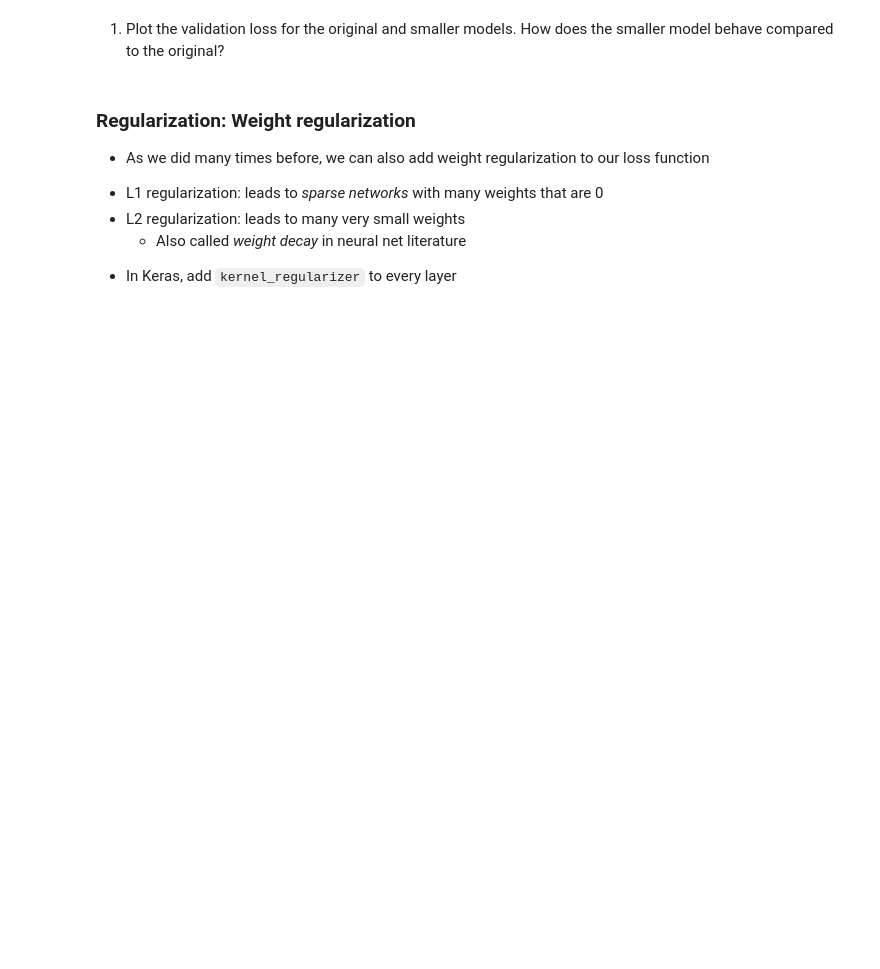
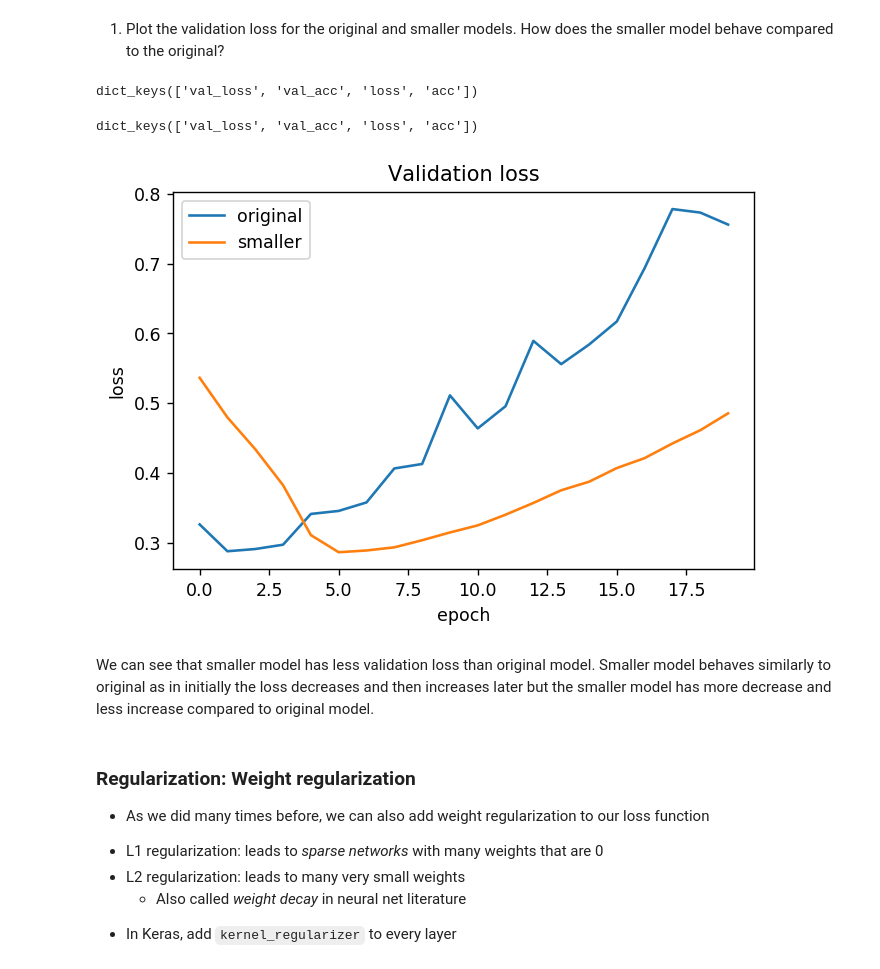
Before and after one commit to ChandraMaddikunta/Week-4-lab, a Jupyter notebook: Week_4_Lab_Neural_Networks_in_Practice.ipynb, the cells around one changed output. Saved outputs shown, nothing was run; the diff lists cells and outputs as text; code cells hidden in the pictures; blank space fills up the shorter version.

```diff
--- a/Week_4_Lab_Neural_Networks_in_Practice.ipynb
+++ b/Week_4_Lab_Neural_Networks_in_Practice.ipynb
@@ -232,3 +308,6 @@ print("Loss: {:.4f}, Accuracy:  {:.4f}".format(*result))
 #### Predictions
 1. Print the first review that were correctly classified along with the predicted value.
 2. Print the first review that were misclassified along with the predicted value. Can you explain why the model likely failed? How confident was the model?
+# %%
+y_pred = model.predict(x_test)
+y_pred_class = model.predict_classes(x_test)
@@ -234,0 +328,18 @@ print("Loss: {:.4f}, Accuracy:  {:.4f}".format(*result))
+# %%
+count = 0
+count1 = 0
+for i in range(25000):
+  if count == 1 and count1 == 1:
+    break
+  if y_test[i] == y_pred_class[i]:
+    if count == 1:
+      continue
+    else :
+      count = count + 1
+      print("Correctly classified first review: ", ' '.join([reverse_word_index.get(j - 3, '') for j in test_data[i]][0:10000]), "\n predicted value is", y_pred[i], "\n Original value is", y_test[i])
+  else :
+    if count1 == 1:
+      continue
+    else :
+      count1 = count1 + 1
+      print("Wrongly classified first review: ", ' '.join([reverse_word_index.get(j - 3, '') for j in test_data[i]][0:10000]), "\n predicted value is", y_pred[i], "\n Original value is", y_test[i])
@@ -308,5 +446,26 @@ smaller_model_hist = smaller_model.fit(x_train, y_train,
 # %% [markdown]
 1. Plot the validation loss for the original and smaller models. How does the smaller model behave compared to the original?
+# %%
+original_hist.history.keys()
+# %% [output]
+dict_keys(['val_loss', 'val_acc', 'loss', 'acc'])
+# %%
+smaller_model_hist.history.keys()
+# %% [output]
+dict_keys(['val_loss', 'val_acc', 'loss', 'acc'])
+# %%
+
+plt.plot(original_hist.history['val_loss'])
+plt.plot(smaller_model_hist.history['val_loss'])
+plt.title('Validation loss')
+plt.ylabel('loss')
+plt.xlabel('epoch')
+plt.legend(['original', 'smaller'], loc='best')
+plt.show()
+# %% [output]
+[figure, added]
+# %% [markdown]
+We can see that smaller model has less validation loss than original model. Smaller model behaves similarly to original as in initially the loss decreases and then increases later but the smaller model has more decrease and less increase compared to original model.
 # %% [markdown]
 ### Regularization: Weight regularization
 * As we did many times before, we can also add weight regularization to our loss function
```
Also changed, not shown: parts of 38 cells of this notebook.
